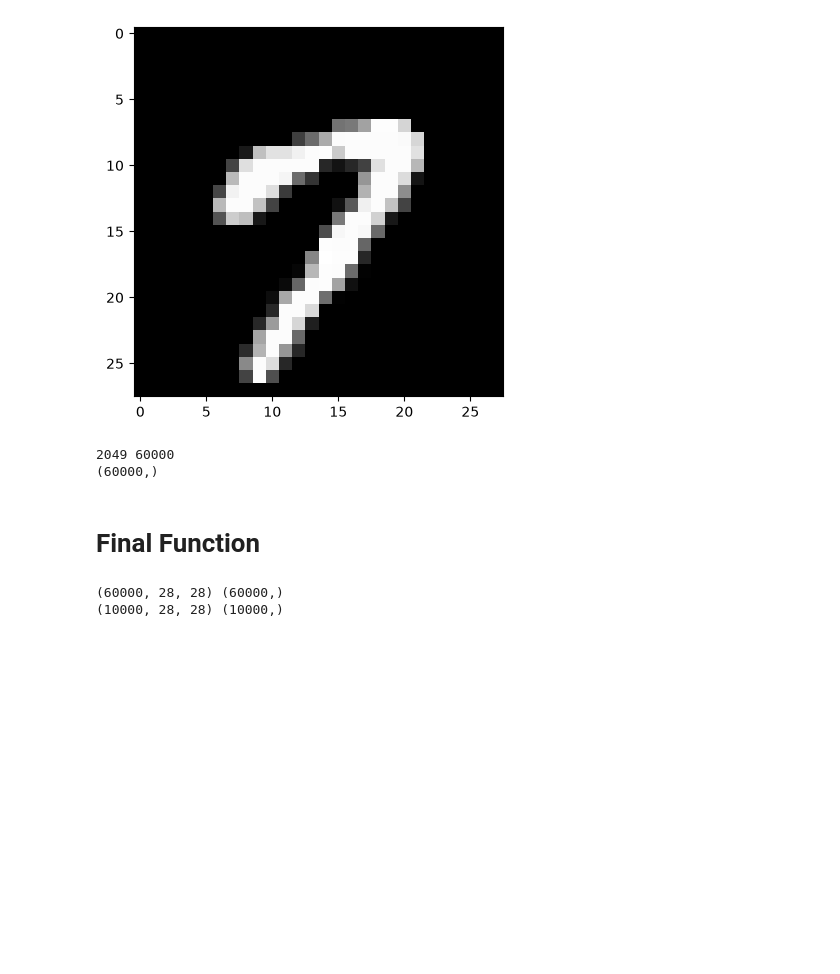
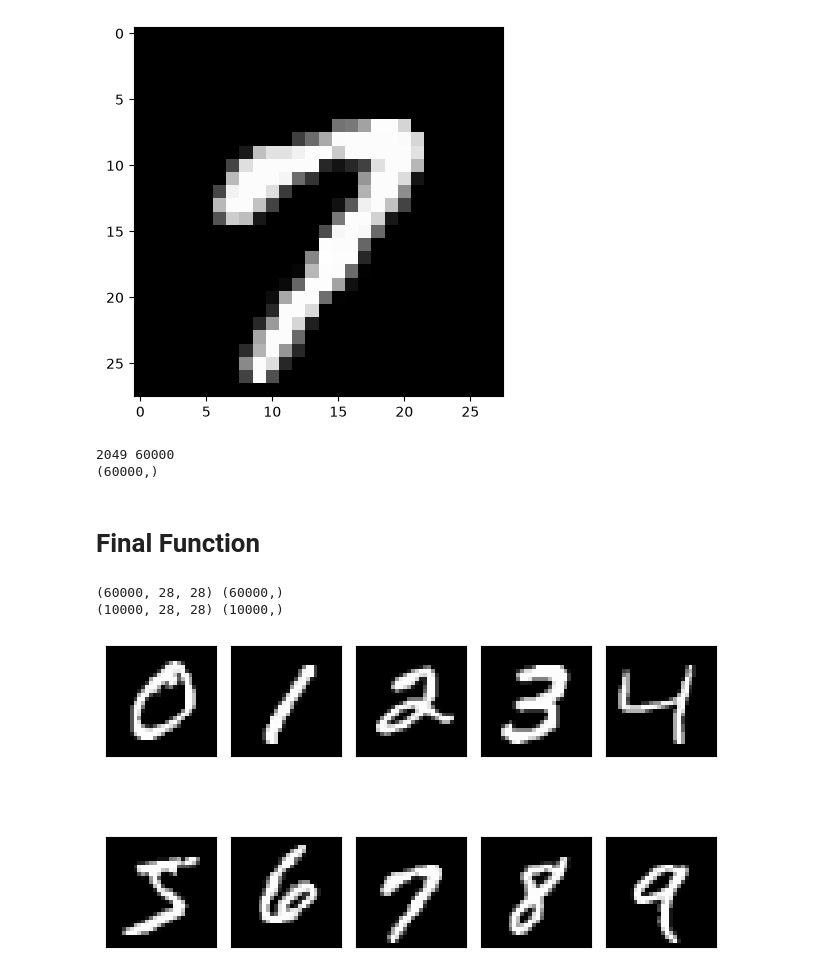
Before and after one commit to iraban-dutta/deep-learning-workbench, a Jupyter notebook: 00_foundations/computer_vision/notebooks/1.2-explore_mnist_data.ipynb, the cells around one changed output. Saved outputs shown, nothing was run; the diff lists cells and outputs as text; code cells hidden in the pictures; blank space fills up the shorter version.

```diff
--- a/00_foundations/computer_vision/notebooks/1.2-explore_mnist_data.ipynb
+++ b/00_foundations/computer_vision/notebooks/1.2-explore_mnist_data.ipynb
@@ -568,3 +568,18 @@ print(X_test.shape, Y_test.shape)
 # %% [output]
 (60000, 28, 28) (60000,)
 (10000, 28, 28) (10000,)
+# %%
+# plt.figure(figsize=(10, 16))
+fig, ax = plt.subplots(nrows=2, ncols=5)
+ax = ax.flatten()
+
+for i in range(10):
+    img = X_train[Y_train==i][0].reshape(28, 28)
+    ax[i].imshow(img, cmap="grey")
+    ax[i].set_xticks([])
+    ax[i].set_yticks([])
+
+plt.tight_layout()
+plt.show()
+# %% [output]
+[figure, added]
```
Also changed, not shown: parts of 1 cell of this notebook.
